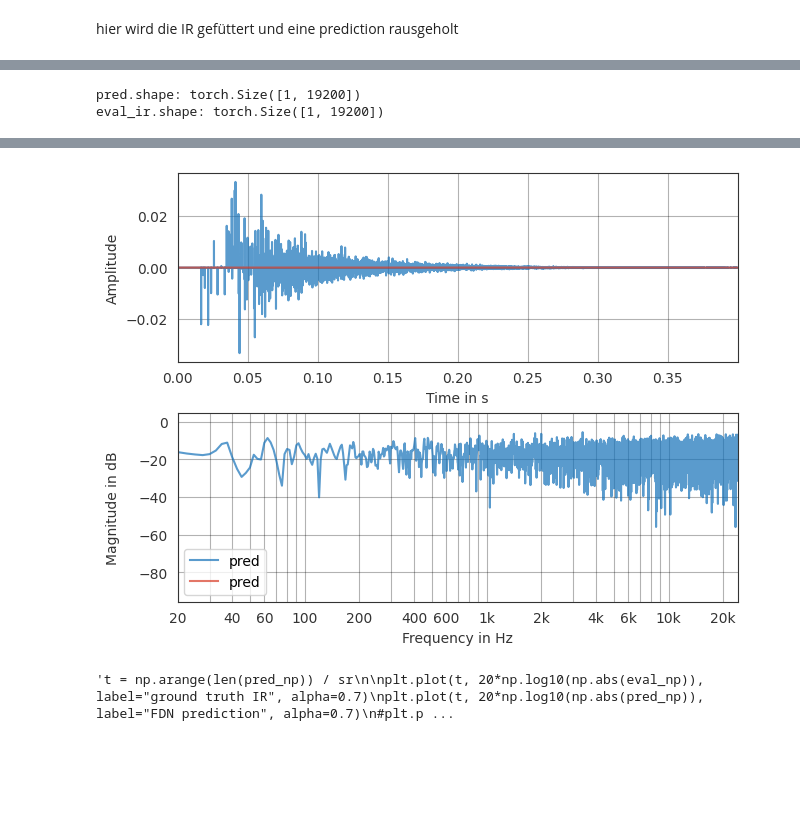
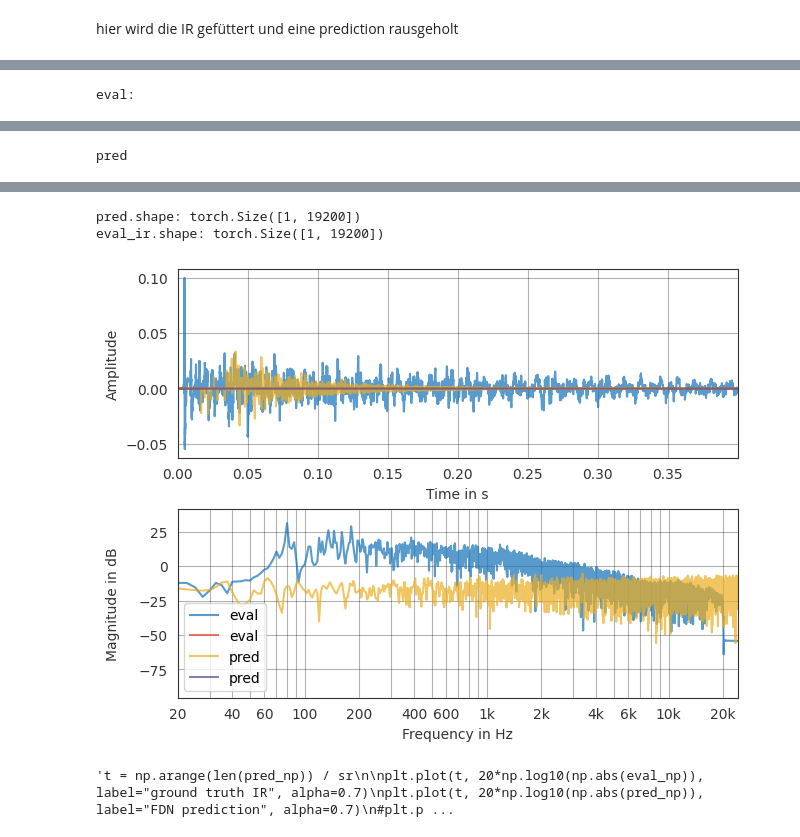
Before and after one commit to oscarTu4/fdn-param-tuning, a Jupyter notebook: inference.ipynb, the cells around one changed output, grey strips where cells are left out. Drawn from its saved outputs; the diff is of its cells as text; code cells hidden in the pictures; blank space fills up the shorter version.

```diff
--- a/inference.ipynb
+++ b/inference.ipynb
@@ -81,9 +81,9 @@ eval_ir.shape: torch.Size([1, 19200])
 pred_np = pred.squeeze(0).detach().cpu().numpy()
 eval_np = eval_ir.squeeze(0).detach().cpu().numpy()
 print("eval:")
-display(Audio(eval_np.cpu(), rate=48000))
+display(Audio(eval_np, rate=48000))
 print("pred")
-display(Audio(pred_np.cpu(), rate=48000))
+display(Audio(pred_np, rate=48000))
 print(f"pred.shape: {pred.shape}")
 print(f"eval_ir.shape: {eval_ir.shape}")
 
@@ -91,7 +91,7 @@ times = np.zeros(len(pred_np))
 eval_sig = pf.Signal([eval_np.flatten(),times.flatten()],sampling_rate=model_sr)
 pred_sig = pf.Signal([pred_np.flatten(),times.flatten()],sampling_rate=model_sr)
 
-#pf.plot.time_freq(eval_sig, label="eval", alpha=0.7)
+pf.plot.time_freq(eval_sig, label="eval", alpha=0.7)
 pf.plot.time_freq(pred_sig, label="pred", alpha=0.7)
 plt.legend()
 plt.show()
@@ -108,5 +108,4 @@ plt.ylim(-100, 0)          # typical IR dynamic range
 plt.grid(True, which="both", alpha=0.3)
 plt.legend()"""
 # %% [output]
-pred.shape: torch.Size([1, 19200])
-eval_ir.shape: torch.Size([1, 19200])
+eval:
@@ -112,0 +113 @@ eval_ir.shape: torch.Size([1, 19200])
+pred
@@ -113,2 +115,4 @@ eval_ir.shape: torch.Size([1, 19200])
+pred.shape: torch.Size([1, 19200])
+eval_ir.shape: torch.Size([1, 19200])
-[figure, old version]
+[figure, new version]
-'t = np.arange(len(pred_np)) / sr\n\nplt.plot(t, 20*np.log10(np.abs(eval_np)), label="ground truth IR", alpha=0.7)\nplt.plot(t, 20*np.log10(np.abs(pred_np)), label="FDN prediction", alpha=0.7)\n#plt.p ...
+'t = np.arange(len(pred_np)) / sr\n\nplt.plot(t, 20*np.log10(np.abs(eval_np)), label="ground truth IR", alpha=0.7)\nplt.plot(t, 20*np.log10(np.abs(pred_np)), label="FDN prediction", alpha=0.7)\n#plt.p ...
```
Also changed, not shown: parts of 3 cells of this notebook, 8 other files.
